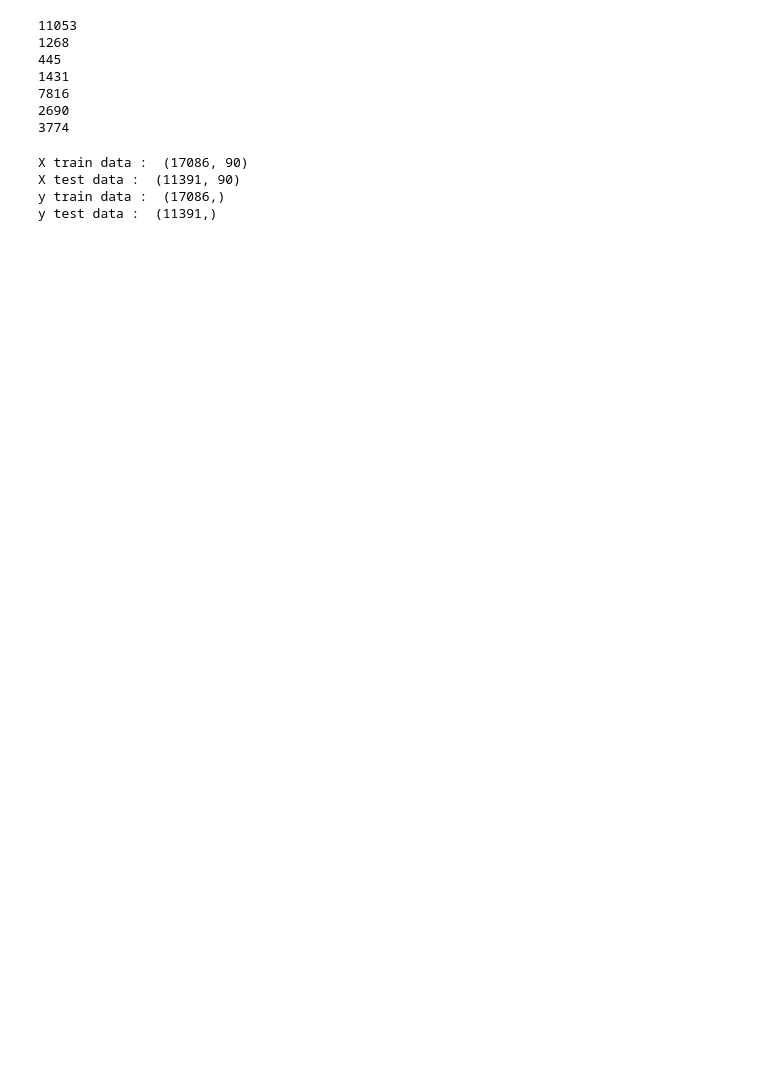
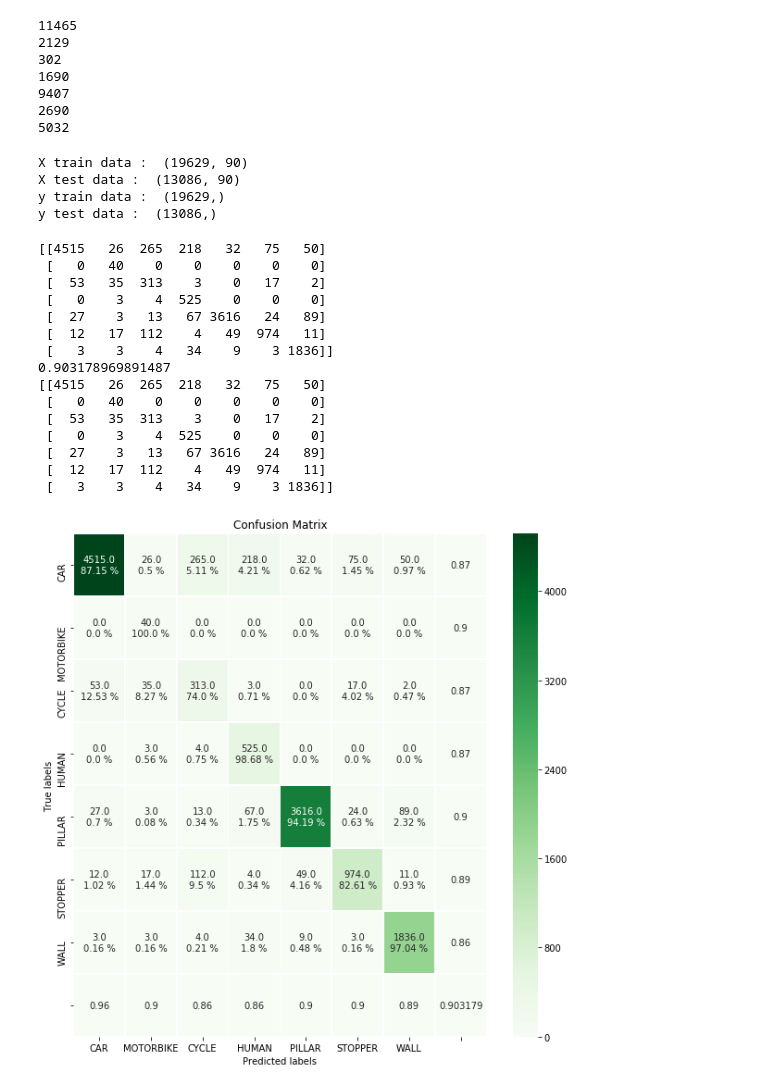
Before and after one commit to KamalByanjankar/MinimizeFeatureVectorUsingPCA, a Jupyter notebook: Implementation_of_ML.ipynb, the cells around one changed output. Saved outputs shown, nothing was run; the diff lists cells and outputs as text; code cells hidden in the pictures; blank space fills up the shorter version.

Commit message:
Implemented with more data

```diff
--- a/Implementation_of_ML.ipynb
+++ b/Implementation_of_ML.ipynb
@@ -44,51 +30,61 @@ def get_fft_set(file_names):
     return fft_set
 
 car_front_1 = glob.glob('./Documents/data_set/Result/67_Ford_Black_front/*_overall.csv')
+car_front_2 = glob.glob('./Documents/data_set/Result/99_Fiesta_Purple_front/*_overall.csv')
 car_side_1 = glob.glob('./Documents/data_set/Result/99_Fiesta_Purple_side/*_overall.csv')
 car_side_2 = glob.glob('./Documents/data_set/Result/129_Skoda_Grey_side/*_overall.csv')
 car_back_1 = glob.glob('./Documents/data_set/Result/26_Ford_Black_back/*_overall.csv')
 car_back_2 = glob.glob('./Documents/data_set/Result/66_Ford_Purple_back/*_overall.csv')
-motorbike_1 = glob.glob('./Documents/data_set/Result/92_CBR_Honda_side/*_overall.csv')
+motorbike_1 = glob.glob('./Documents/data_set/Result/92_CBF_Honda_side1/*_overall.csv')
+motorbike_2 = glob.glob('./Documents/data_set/Result/92_CBF_Honda_side2/*_overall.csv')
 cycle_1 = glob.glob('./Documents/data_set/Result/Cycle_side/*_overall.csv')
 human_A = glob.glob('./Documents/data_set/Result/Human_A/*_overall.csv')
 human_B = glob.glob('./Documents/data_set/Result/Human_B/*_overall.csv')
 human_C = glob.glob('./Documents/data_set/Result/Human_C/*_overall.csv')
-human_D = glob.glob('./Documents/data_set/Result/Human_C/*_overall.csv')
+human_D = glob.glob('./Documents/data_set/Result/Human_D/*_overall.csv')
+human_E = glob.glob('./Documents/data_set/Result/Human_E/*_overall.csv')
 pillar_1 = glob.glob('./Documents/data_set/Result/Pillar_1/*_overall.csv')
 pillar_2 = glob.glob('./Documents/data_set/Result/Pillar_2/*_overall.csv')
+pillar_3 = glob.glob('./Documents/data_set/Result/Pillar_3/*_overall.csv')
 stopper_1 = glob.glob('./Documents/data_set/Result/Stopper_1/*_overall.csv')
 stopper_2 = glob.glob('./Documents/data_set/Result/Stopper_2/*_overall.csv')
 # ventilator_1 = glob.glob('./Documents/data_set/Result/Ventilator_1/*_overall.csv')
 wall_1 = glob.glob('./Documents/data_set/Result/Wall_1/*_overall.csv')
 wall_2 = glob.glob('./Documents/data_set/Result/Wall_2/*_overall.csv')
+wall_3 = glob.glob('./Documents/data_set/Result/Wall_3/*_overall.csv')
 
 car_front_1_fft = get_fft_set(car_front_1)
+car_front_2_fft = get_fft_set(car_front_2)
 car_side_1_fft = get_fft_set(car_side_1)
 car_side_2_fft = get_fft_set(car_side_2)
 car_back_1_fft = get_fft_set(car_back_1)
 car_back_2_fft = get_fft_set(car_back_2)
 motorbike_1_fft = get_fft_set(motorbike_1)
+motorbike_2_fft = get_fft_set(motorbike_2)
 cycle_1_fft = get_fft_set(cycle_1)
 human_A_fft = get_fft_set(human_A)
 human_B_fft = get_fft_set(human_B)
 human_C_fft = get_fft_set(human_C)
 human_D_fft = get_fft_set(human_D)
+human_E_fft = get_fft_set(human_E)
 pillar_1_fft = get_fft_set(pillar_1)
 pillar_2_fft = get_fft_set(pillar_2)
+pillar_3_fft = get_fft_set(pillar_3)
 stopper_1_fft = get_fft_set(stopper_1)
 stopper_2_fft = get_fft_set(stopper_2)
 # ventilator_1_fft = get_fft_set(ventilator_1)
 wall_1_fft = get_fft_set(wall_1)
 wall_2_fft = get_fft_set(wall_2)
+wall_3_fft = get_fft_set(wall_3)
 # %%
-car = car_front_1_fft + car_side_1_fft + car_side_2_fft + car_back_1_fft + car_back_2_fft
-motorbike = motorbike_1_fft
+car = car_front_1_fft + car_front_2_fft + car_side_1_fft + car_side_2_fft + car_back_1_fft + car_back_2_fft
+motorbike = motorbike_1_fft + motorbike_2_fft
 cycle = cycle_1_fft
-human = human_A_fft + human_B_fft + human_C_fft + human_D_fft
-pillar = pillar_1_fft + pillar_2_fft
+human = human_A_fft + human_B_fft + human_C_fft + human_D_fft + human_E_fft
+pillar = pillar_1_fft + pillar_2_fft + pillar_2_fft
 stopper = stopper_1_fft + stopper_2_fft
 # ventilator = ventilator_1_fft
-wall = wall_1_fft + wall_1_fft
+wall = wall_1_fft + wall_2_fft + wall_3_fft
 
 X = car + motorbike + cycle + human + pillar + stopper + wall
 y = len(car)*['Car'] + len(motorbike)*['Motorbike'] + len(cycle)*['Cycle'] + len(human)*['Human'] + len(pillar)*['Pillar'] + len(stopper)*['Stopper'] + len(wall)*['Wall']
@@ -105,20 +101,20 @@ print(len(wall))
 from sklearn.model_selection import train_test_split
 X_train, X_test, y_train, y_test = train_test_split(X, y, test_size=0.40, random_state=42)
 # %% [output]
-11053
-1268
-445
-1431
-7816
+11465
+2129
+302
+1690
+9407
 2690
-3774
+5032
 # %%
 print('X train data : ', np.array(X_train).shape)
 print('X test data : ', np.array(X_test).shape)
 print('y train data : ', np.array(y_train).shape)
 print('y test data : ', np.array(y_test).shape)
 # %% [output]
-X train data :  (17086, 90)
-X test data :  (11391, 90)
-y train data :  (17086,)
-y test data :  (11391,)
+X train data :  (19629, 90)
+X test data :  (13086, 90)
+y train data :  (19629,)
+y test data :  (13086,)
@@ -124,0 +165,34 @@ y test data :  (11391,)
+# %%
+from sklearn import preprocessing
+from sklearn.metrics import accuracy_score
+from sklearn.metrics import confusion_matrix
+
+normalized_X_train = preprocessing.normalize(X_train)
+normalized_X_test = preprocessing.normalize(X_test)
+# %%
+from sklearn.ensemble import RandomForestClassifier
+
+clf = RandomForestClassifier(n_jobs=2, random_state=0, n_estimators=50)
+clf.fit(normalized_X_train, y_train)
+result = clf.predict(normalized_X_test)
+
+print(confusion_matrix(result, y_test))
+print(accuracy_score(result, y_test))
+plot_confusionMatrix(result, y_test)
+# %% [output]
+[[4515   26  265  218   32   75   50]
+ [   0   40    0    0    0    0    0]
+ [  53   35  313    3    0   17    2]
+ [   0    3    4  525    0    0    0]
+ [  27    3   13   67 3616   24   89]
+ [  12   17  112    4   49  974   11]
+ [   3    3    4   34    9    3 1836]]
+0.903178969891487
+[[4515   26  265  218   32   75   50]
+ [   0   40    0    0    0    0    0]
+ [  53   35  313    3    0   17    2]
+ [   0    3    4  525    0    0    0]
+ [  27    3   13   67 3616   24   89]
+ [  12   17  112    4   49  974   11]
+ [   3    3    4   34    9    3 1836]]
+[figure, added]
```
Also changed, not shown: parts of 13 cells of this notebook, 3 other files.
